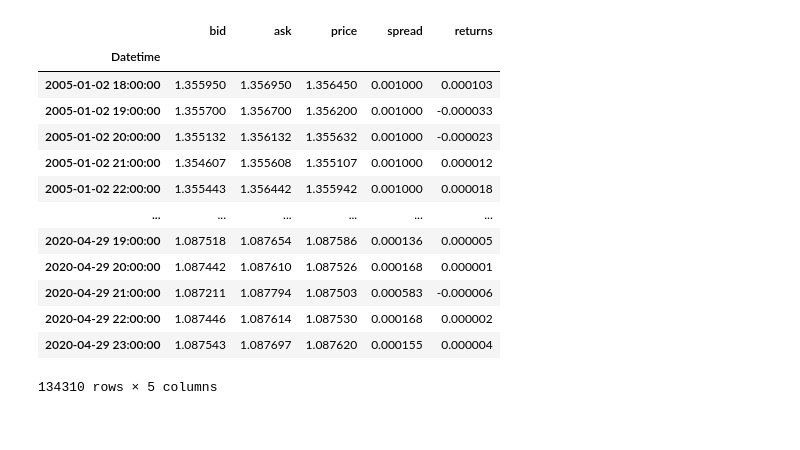
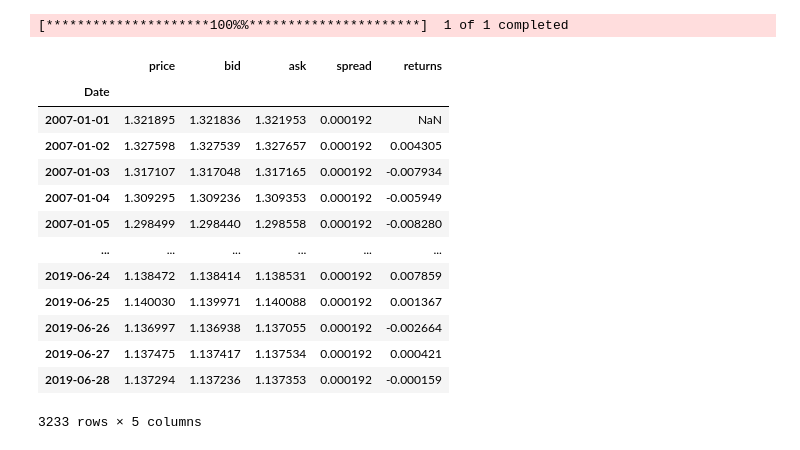
Before and after one commit to kurumbus/algorithmic-trading, a Jupyter notebook: interative-backtest.ipynb, the cells around one changed output. Cells and saved outputs as stored; diff of their text form; code cells hidden in the pictures.

Commit message:
iterative testing class

```diff
--- a/interative-backtest.ipynb
+++ b/interative-backtest.ipynb
@@ -23,18 +24,27 @@ class IterativeBase():
         self.balance_history = pd.DataFrame(columns=['Datetime', 'balance'])
 
     def get_data(self):
-        df = pd.read_csv('eurusd_minute.csv', usecols=['Date', 'Time', 'BC', 'AC'])
-        df['Datetime'] = df['Date'] + ' ' + df['Time']
-        df['Datetime'] = pd.to_datetime(df['Datetime'])
-        df = df.drop(['Date', 'Time'], axis=1)
-        df = df.set_index('Datetime')
-        df.rename(columns={"BC": "bid", "AC": "ask"}, inplace=True)
-        df.bid = df.bid.ffill()
-        df.ask = df.ask.ffill()
-        df['price'] = (df['bid'] + df['ask']) / 2
-        df['spread'] = df['ask'] - df['bid']
+  #      df = pd.read_csv('eurusd_minute.csv', usecols=['Date', 'Time', 'BC', 'AC'])
+  #      df['Datetime'] = df['Date'] + ' ' + df['Time']
+  #      df['Datetime'] = pd.to_datetime(df['Datetime'])
+  #      df = df.drop(['Date', 'Time'], axis=1)
+  #      df = df.set_index('Datetime')
+  #      df.rename(columns={"BC": "bid", "AC": "ask"}, inplace=True)
+  #      df.bid = df.bid.ffill()
+  #      df.ask = df.ask.ffill()
+  #      df['price'] = (df['bid'] + df['ask']) / 2
+  #      df['spread'] = df['ask'] - df['bid']
+        df = yf.download(self.symbol, self.start, self.end, interval='1d').Close.to_frame()
+        df.rename(columns={"Close": "price"}, inplace=True)
+        spread = 1.5 * 0.0001
+        halfspread = spread / 2
+        ptc = halfspread / df.price.mean()
+        df['bid'] = df.price - ptc
+        df['ask'] = df.price + ptc
+        df['spread'] = spread * df.price.mean()
+
         df['returns'] = np.log(df['price'].div(df['price'].shift(1)))
-        df = df.resample('1h').mean().ffill()
+     #   df = df.resample('1d').mean().ffill()
         return df
 
     def buy(self, bar, units=None, amount=None):
@@ -46,8 +56,8 @@ class IterativeBase():
         self.trades += 1
         trading_cost = units * spread / 2
         self.balance_history.loc[len(self.balance_history)] = {'Datetime': date, 'balance': (
-                    self.current_balance + self.units * ((bid + ask) / 2))}
-        print("{} | Buying {} for {} | Trading Cost is {}".format(date, units, round(ask, 2), trading_cost))
+                    self.current_balance - self.units * (bid + ask) / 2)}
+        print("{} | Buying {} for {} | Trading Cost is {} |  nav: {}".format(date, units, round(ask, 2), trading_cost,  self.current_balance - self.units * (bid + ask) / 2))
 
     def sell(self, bar, units=None, amount=None):
         date, bid, ask, spread = self.get_values(bar)
@@ -58,8 +68,8 @@ class IterativeBase():
         self.trades += 1
         trading_cost = np.abs(units) * spread / 2
         self.balance_history.loc[len(self.balance_history)] = {'Datetime': date, 'balance': (
-                    self.current_balance + self.units * ((bid + ask) / 2))}
-        print("{} | Selling {} for {} | Trading Cost is {}".format(date, units, round(bid, 2), trading_cost))
+                    self.current_balance - self.units * (bid + ask) / 2)}
+        print("{} | Selling {} for {} | Trading Cost is {} | nav: {}".format(date, units, round(bid, 2), trading_cost,  self.current_balance - self.units * (bid + ask) / 2))
 
     def plot_data(self, cols=None):
         if cols == None:
@@ -94,7 +104,7 @@ class IterativeBase():
         price = ask if self.units < 0 else bid
         trading_cost = np.abs(self.units) * spread / 2
         print(75 * '-')
-        print("{} | Closing Position of {} for {} | Trading Cost is {} ".format(date, self.units, price, trading_cost))
+        print("{} | Closing Position of {} for {} | Trading Cost is {} | nav: {} ".format(date, self.units, price, trading_cost,  self.current_balance + self.units * (bid + ask) / 2))
         print(75 * '-')
         self.current_balance += self.units * price
         self.units = 0
@@ -158,21 +233,22 @@ class IterativeBacktest(IterativeBase):
 # %%
-bc = IterativeBacktest("EURUSD", '2006-12-31', '2019-06-30', 100000)
+bc = IterativeBacktest("EURUSD=X", '2006-12-31', '2019-06-30', 100000)
 bc.data
 # %% [output]
+[*********************100%%**********************]  1 of 1 completed
-|  | bid | ask | price | spread | returns |
-| Datetime |  |  |  |  |  |
-| 2005-01-02 18:00:00 | 1.355950 | 1.356950 | 1.356450 | 0.001000 | 0.000103 |
-| 2005-01-02 19:00:00 | 1.355700 | 1.356700 | 1.356200 | 0.001000 | -0.000033 |
-| 2005-01-02 20:00:00 | 1.355132 | 1.356132 | 1.355632 | 0.001000 | -0.000023 |
-| 2005-01-02 21:00:00 | 1.354607 | 1.355608 | 1.355107 | 0.001000 | 0.000012 |
-| 2005-01-02 22:00:00 | 1.355443 | 1.356442 | 1.355942 | 0.001000 | 0.000018 |
+|  | price | bid | ask | spread | returns |
+| Date |  |  |  |  |  |
+| 2007-01-01 | 1.321895 | 1.321836 | 1.321953 | 0.000192 | NaN |
+| 2007-01-02 | 1.327598 | 1.327539 | 1.327657 | 0.000192 | 0.004305 |
+| 2007-01-03 | 1.317107 | 1.317048 | 1.317165 | 0.000192 | -0.007934 |
+| 2007-01-04 | 1.309295 | 1.309236 | 1.309353 | 0.000192 | -0.005949 |
+| 2007-01-05 | 1.298499 | 1.298440 | 1.298558 | 0.000192 | -0.008280 |
 | ... | ... | ... | ... | ... | ... |
-| 2020-04-29 19:00:00 | 1.087518 | 1.087654 | 1.087586 | 0.000136 | 0.000005 |
-| 2020-04-29 20:00:00 | 1.087442 | 1.087610 | 1.087526 | 0.000168 | 0.000001 |
-| 2020-04-29 21:00:00 | 1.087211 | 1.087794 | 1.087503 | 0.000583 | -0.000006 |
-| 2020-04-29 22:00:00 | 1.087446 | 1.087614 | 1.087530 | 0.000168 | 0.000002 |
-| 2020-04-29 23:00:00 | 1.087543 | 1.087697 | 1.087620 | 0.000155 | 0.000004 |
+| 2019-06-24 | 1.138472 | 1.138414 | 1.138531 | 0.000192 | 0.007859 |
+| 2019-06-25 | 1.140030 | 1.139971 | 1.140088 | 0.000192 | 0.001367 |
+| 2019-06-26 | 1.136997 | 1.136938 | 1.137055 | 0.000192 | -0.002664 |
+| 2019-06-27 | 1.137475 | 1.137417 | 1.137534 | 0.000192 | 0.000421 |
+| 2019-06-28 | 1.137294 | 1.137236 | 1.137353 | 0.000192 | -0.000159 |
-134310 rows × 5 columns
+3233 rows × 5 columns
 # %%
 bc.test_sma_strategy(50, 200)
 # %% [output]
```
Also changed, not shown: parts of 13 cells of this notebook, 2 other files.
